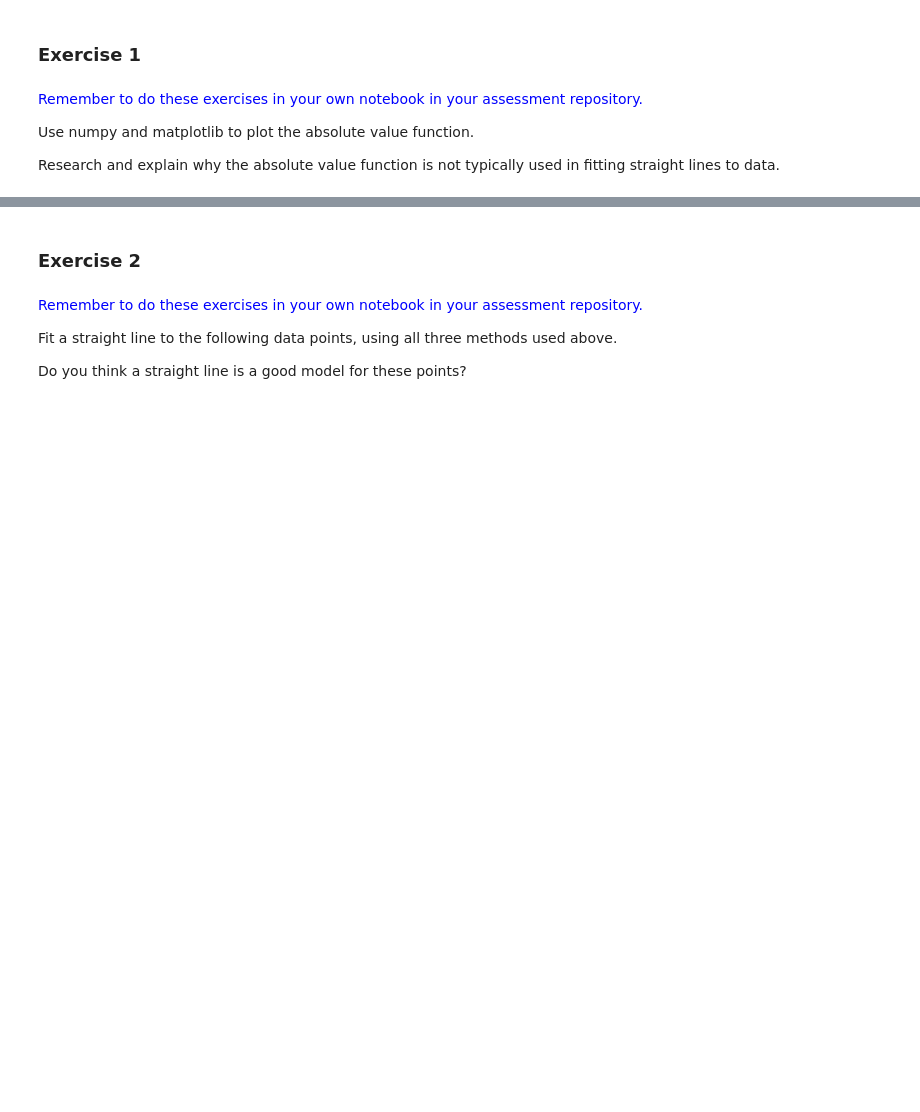
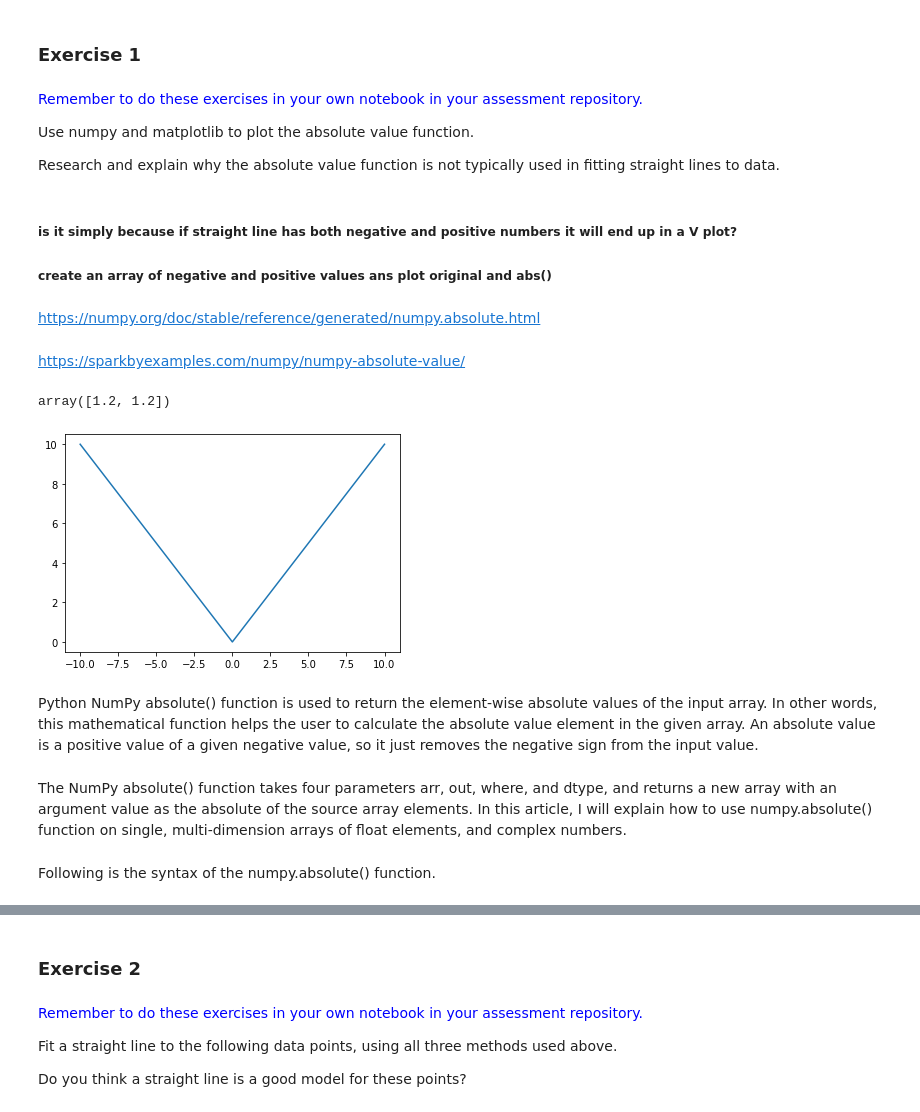
Before and after one commit to doodymack/Machine_Learn_Stats-Assessment, a Jupyter notebook: practicals/02-models_coursework (part).ipynb, the cells around one changed output, grey strips where cells are left out. Drawn from its saved outputs; the diff is of its cells as text; code cells hidden in the pictures; blank space fills up the shorter version.

```diff
--- a/practicals/02-models_coursework (part).ipynb
+++ b/practicals/02-models_coursework (part).ipynb
@@ -11,3 +11,10 @@ import numpy
 Use numpy and matplotlib to plot the absolute value function.
 
 Research and explain why the absolute value function is not typically used in fitting straight lines to data.
+# %% [markdown]
+##### is it simply because if straight line has both negative and positive numbers it will end up in a V plot?
+##### create an array of negative and positive values ans plot original and abs()
+# %% [markdown]
+https://numpy.org/doc/stable/reference/generated/numpy.absolute.html
+# %% [markdown]
+https://sparkbyexamples.com/numpy/numpy-absolute-value/
@@ -13,0 +23,16 @@ Research and explain why the absolute value function is not typically used in fi
+# %%
+x = np.array([-1.2, 1.2])
+np.absolute(x)
+#shorthand: abs(x)
+# %% [output]
+array([1.2, 1.2])
+# %%
+x = np.linspace(start=-10, stop=10, num=101)
+plt.plot(x, np.absolute(x))
+plt.show()
+# %% [output]
+[figure, added]
+# %% [markdown]
+Python NumPy absolute() function is used to return the element-wise absolute values of the input array. In other words, this mathematical function helps the user to calculate the absolute value element in the given array. An absolute value is a positive value of a given negative value, so it just removes the negative sign from the input value.
+# %% [markdown]
+The NumPy absolute() function takes four parameters arr, out, where, and dtype, and returns a new array with an argument value as the absolute of the source array elements. In this article, I will explain how to use numpy.absolute() function on single, multi-dimension arrays of float elements, and complex numbers.
@@ -13,0 +72,2 @@ Research and explain why the absolute value function is not typically used in fi
+# %% [markdown]
+Following is the syntax of the numpy.absolute() function.
```
Also changed, not shown: parts of 11 cells of this notebook.
